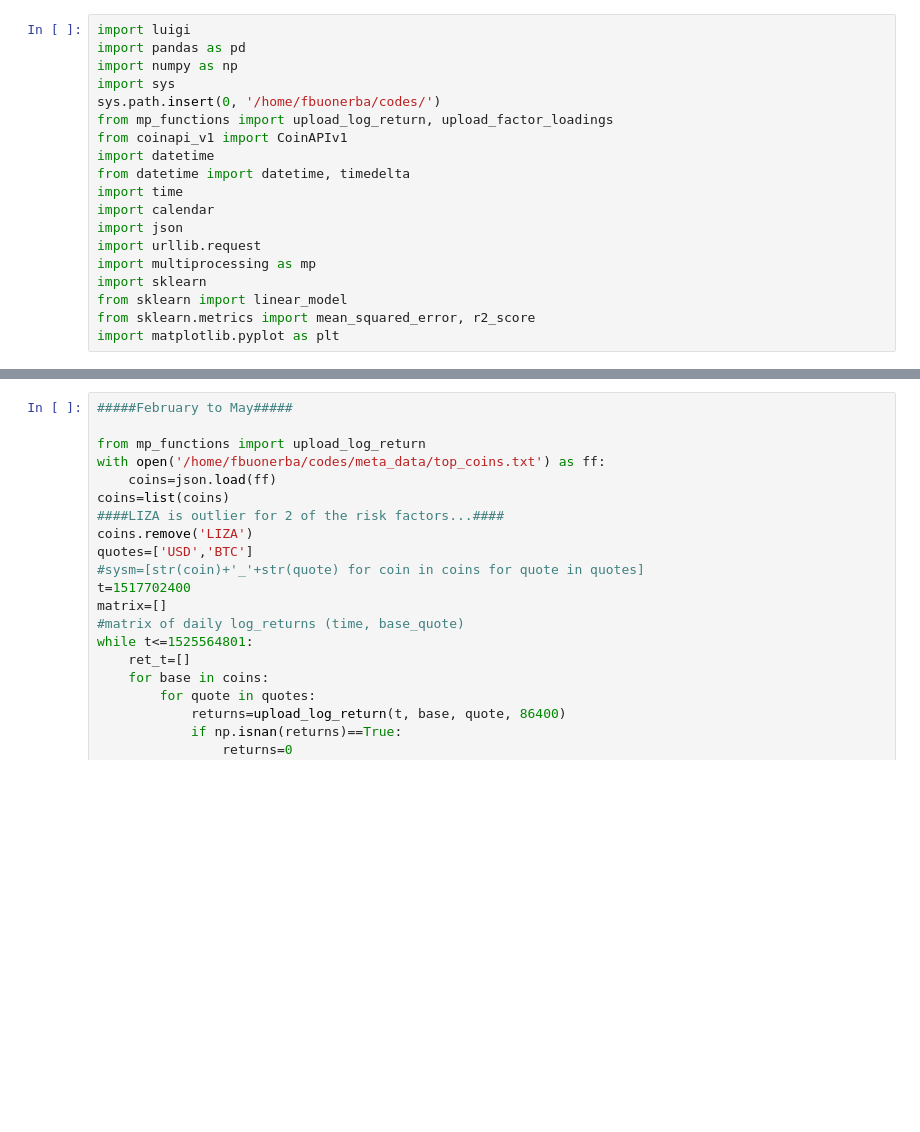
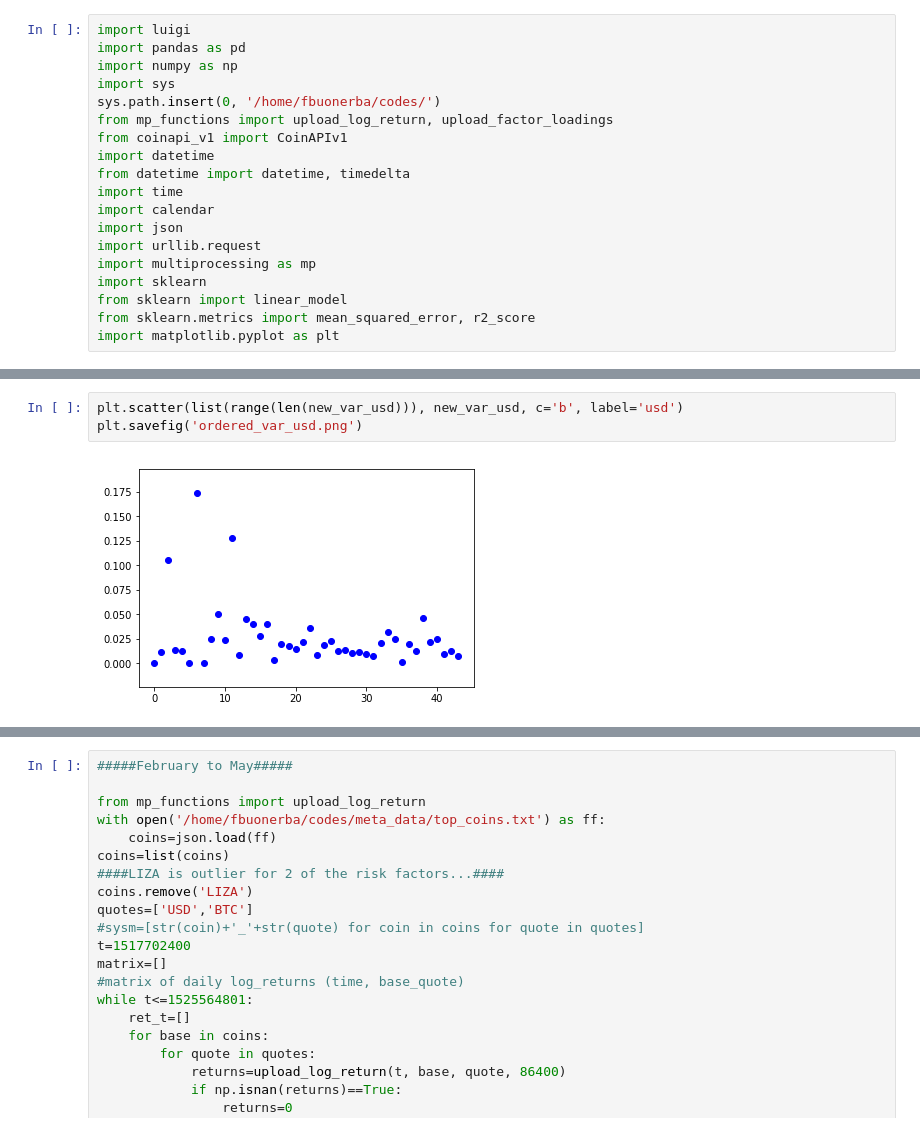
Before and after one commit to etaleinc/coinAPI-data, a Jupyter notebook: ipynotebooks/regression.ipynb, the cells around one changed output, grey strips where cells are left out. Cells and saved outputs as stored; diff of their text form; blank space fills up the shorter version.

```diff
--- a/ipynotebooks/regression.ipynb
+++ b/ipynotebooks/regression.ipynb
@@ -237,0 +280,5 @@ for x in df_list:
+# %%
+plt.scatter(list(range(len(new_var_usd))), new_var_usd, c='b', label='usd')
+plt.savefig('ordered_var_usd.png')
+# %% [output]
+[figure, added]
```
Also changed, not shown: parts of 15 cells of this notebook, 26 other files.
